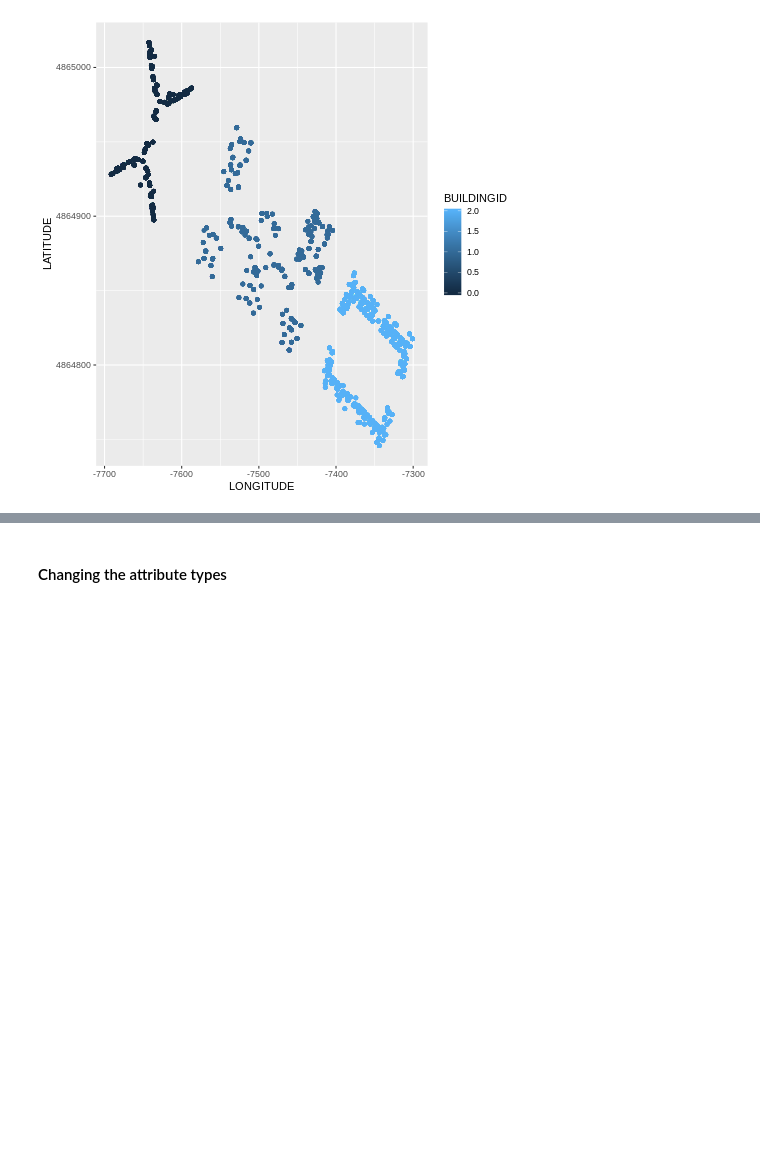
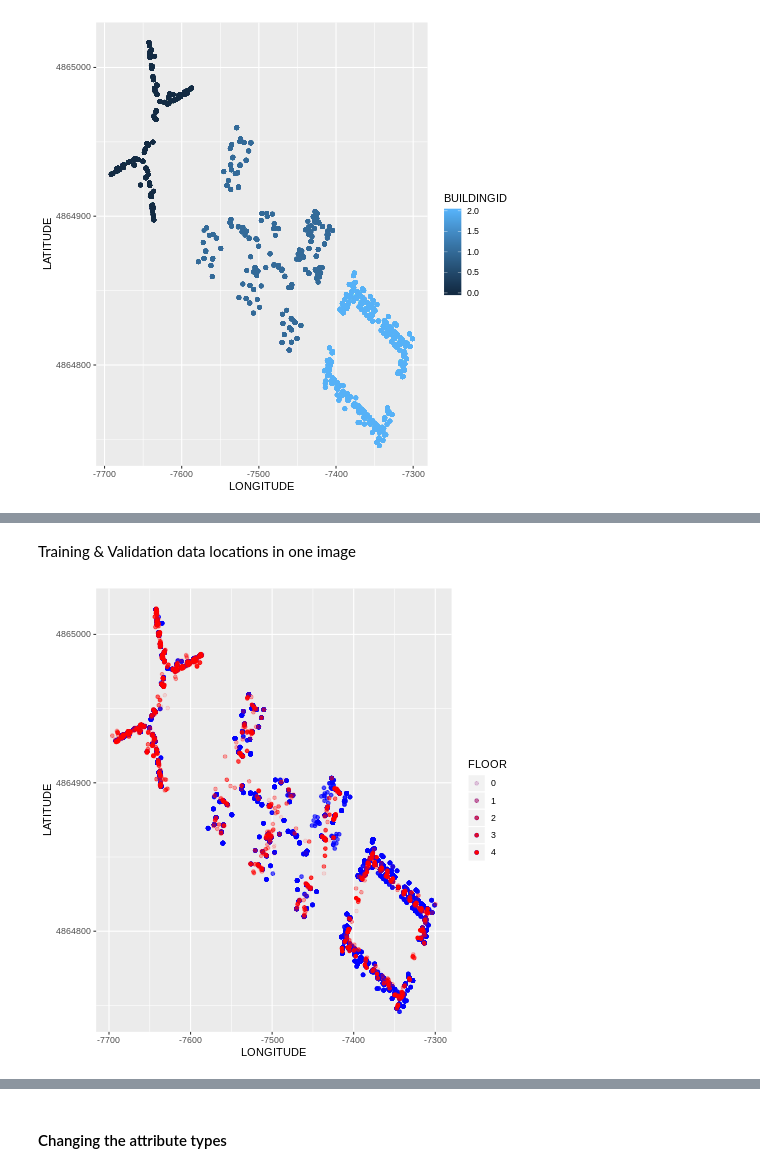
Before and after one commit to Ghazalehz/Wifi-Positioning-System, a Jupyter notebook: Wifi.ipynb, the cells around one changed output, grey strips where cells are left out. Cells and saved outputs as stored; diff of their text form; code cells hidden in the pictures; blank space fills up the shorter version.

```diff
--- a/Wifi.ipynb
+++ b/Wifi.ipynb
@@ -72,0 +82,14 @@ LocationPlot
+# %% [markdown]
+Training & Validation data locations in one image
+# %%
+%%R
+colVec <- c("blue", "red")
+ggplot() +
+  geom_point(data = IndoorLoc, mapping = aes(LONGITUDE, LATITUDE,
+					     color = colVec[1], alpha = FLOOR),
+	     color = colVec[1], show.legend = TRUE)+
+  geom_point(data = IndoorVal, mapping = aes(LONGITUDE, LATITUDE,
+					     color = colVec[2], alpha = FLOOR),
+	     color = colVec[2], show.legend = TRUE)
+# %% [output]
+[figure, added]
```
Also changed, not shown: parts of 6 cells of this notebook.
